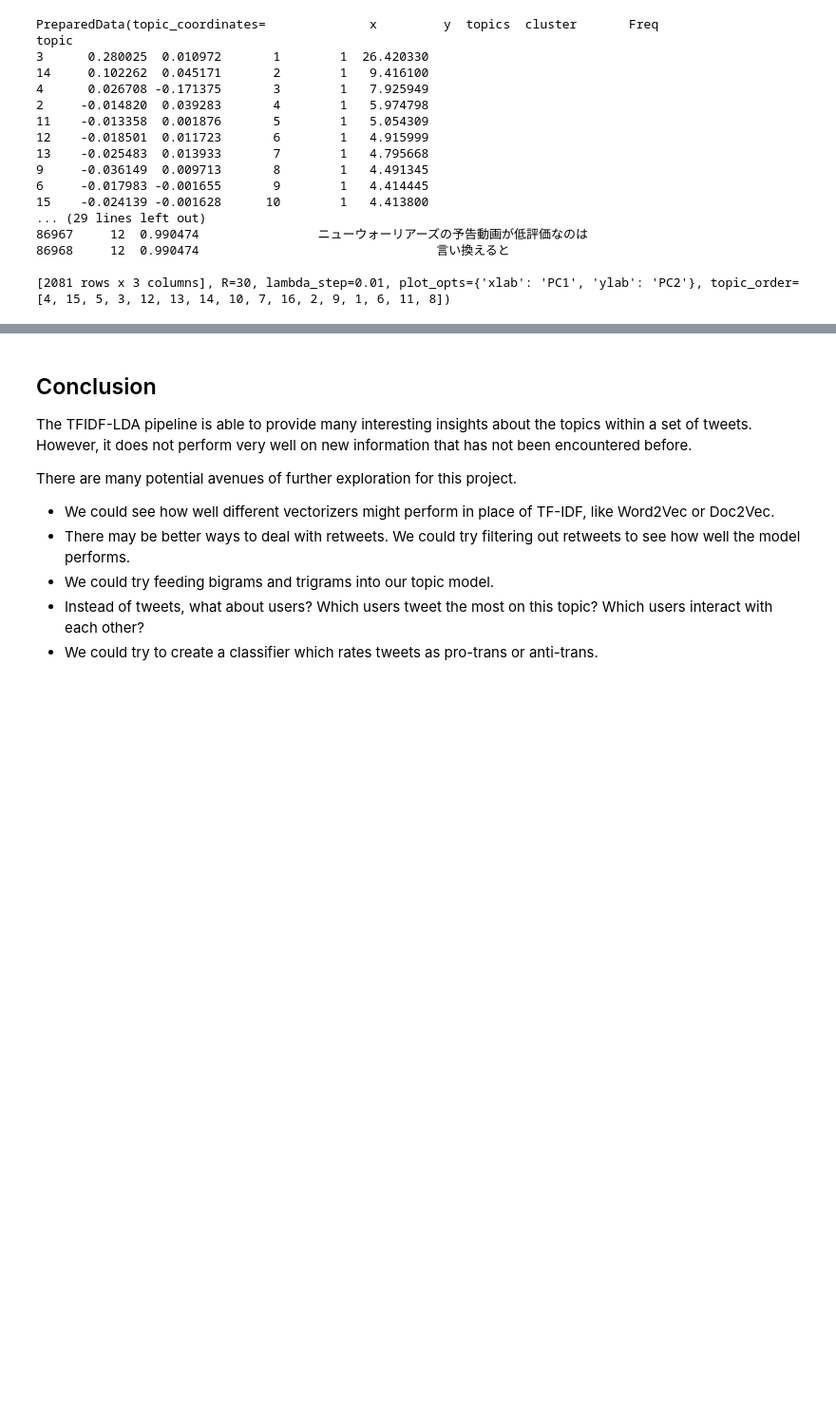
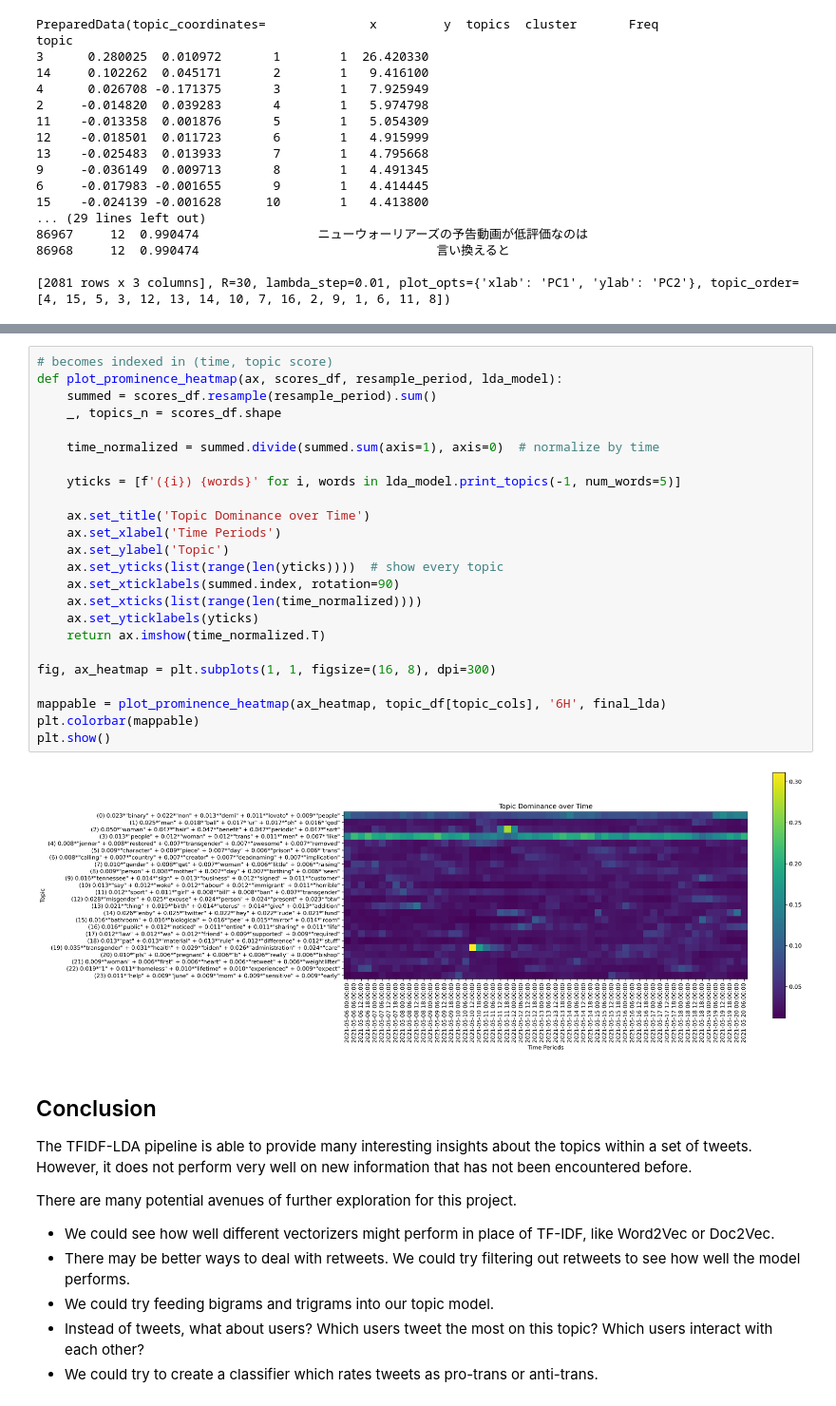
Before and after one commit to astralbijection/trans-data-analysis, a Jupyter notebook: notebooks/final_report.ipynb, the cells around one changed output, grey strips where cells are left out. Shown at 95% size. Drawn from its saved outputs; the diff is of its cells as text; blank space fills up the shorter version.

```diff
--- a/notebooks/final_report.ipynb
+++ b/notebooks/final_report.ipynb
@@ -809,3 +825,29 @@ IndexError: too many indices for array: array is 1-dimensional, but 2 were index
+# %%
+# becomes indexed in (time, topic score)
+def plot_prominence_heatmap(ax, scores_df, resample_period, lda_model):
+    summed = scores_df.resample(resample_period).sum()
+    _, topics_n = scores_df.shape
+
+    time_normalized = summed.divide(summed.sum(axis=1), axis=0)  # normalize by time
+
+    yticks = [f'({i}) {words}' for i, words in lda_model.print_topics(-1, num_words=5)]
+
+    ax.set_title('Topic Dominance over Time')
+    ax.set_xlabel('Time Periods')
+    ax.set_ylabel('Topic')
+    ax.set_yticks(list(range(len(yticks))))  # show every topic
+    ax.set_xticklabels(summed.index, rotation=90)
+    ax.set_xticks(list(range(len(time_normalized))))
+    ax.set_yticklabels(yticks)
+    return ax.imshow(time_normalized.T)
+
+fig, ax_heatmap = plt.subplots(1, 1, figsize=(16, 8), dpi=300)
+
+mappable = plot_prominence_heatmap(ax_heatmap, topic_df[topic_cols], '6H', final_lda)
+plt.colorbar(mappable)
+plt.show()
+# %% [output]
+[figure, added]
 # %% [markdown]
 ## Conclusion
 
```
Also changed, not shown: parts of 56 cells of this notebook.
